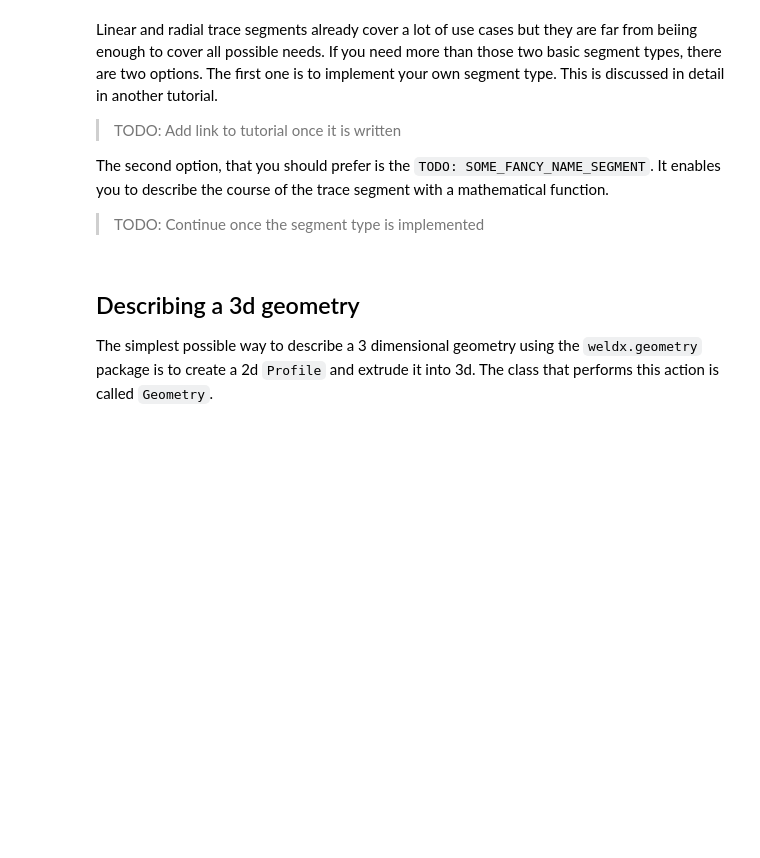
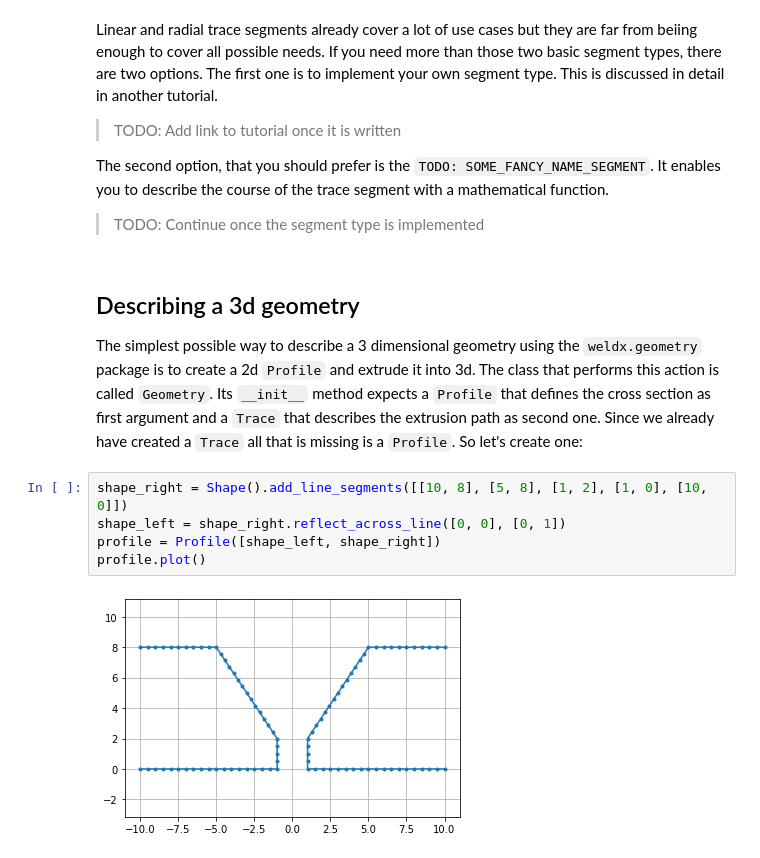
Before and after one commit to BAMWelDX/weldx, a Jupyter notebook: tutorials/geometry_02_geometry.ipynb, the cells around one changed output. Cells and saved outputs as stored; diff of their text form; blank space fills up the shorter version.

```diff
--- a/tutorials/geometry_02_geometry.ipynb
+++ b/tutorials/geometry_02_geometry.ipynb
@@ -107,3 +112,14 @@ It enables you to describe the course of the trace segment with a mathematical f
 The simplest possible way to describe a 3 dimensional geometry using the `weldx.geometry` package is to create a 2d
 `Profile` and extrude it into 3d.
 The class that performs this action is called `Geometry`.
+Its `__init__` method expects a `Profile` that defines the cross section as first argument and a `Trace` that describes
+the extrusion path as second one.
+Since we already have created a `Trace` all that is missing is a `Profile`.
+So let's create one:
+# %%
+shape_right = Shape().add_line_segments([[10, 8], [5, 8], [1, 2], [1, 0], [10, 0]])
+shape_left = shape_right.reflect_across_line([0, 0], [0, 1])
+profile = Profile([shape_left, shape_right])
+profile.plot()
+# %% [output]
+[figure, added]
```
Also changed, not shown: parts of 6 cells of this notebook, 1 other file.
